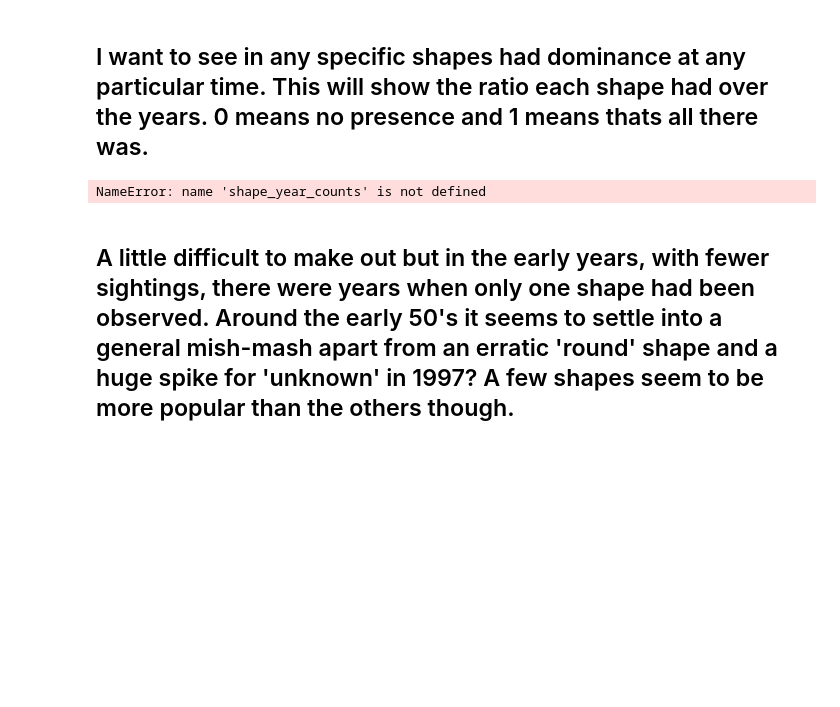
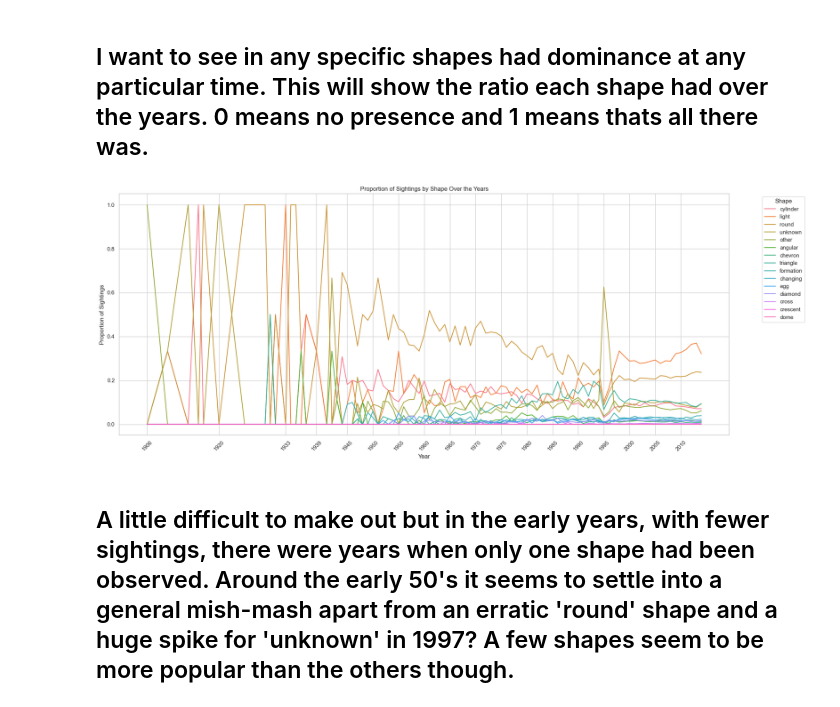
Before and after one commit to AlexIrwin141/UFO-Sightings-Analysis, a Jupyter notebook: UFO_Watch.ipynb, the cells around one changed output. Saved outputs shown, nothing was run; the diff lists cells and outputs as text; code cells hidden in the pictures; blank space fills up the shorter version.

```diff
--- a/UFO_Watch.ipynb
+++ b/UFO_Watch.ipynb
@@ -1092,6 +1077,12 @@ plt.show()
 # Get all unique shapes and years
 all_shapes = axdf['shape'].unique()
 all_years = axdf['year_seen'].unique()
+
+shape_year_counts = axdf.groupby(['shape', 'year_seen']).size().reset_index(name='shape_count')
+yearly_counts = axdf.groupby('year_seen').size().reset_index(name='total_count')
+
+shape_year_counts = shape_year_counts.merge(yearly_counts, on='year_seen')
+shape_year_counts['proportion'] = shape_year_counts['shape_count'] / shape_year_counts['total_count']
 
 # Create a cartesian join of shapes and years to get all possible combinations. This is so that I can correctly display missing values with 0.
 complete_index = pd.MultiIndex.from_product([all_shapes, all_years], names=['shape', 'year_seen'])
@@ -1104,34 +1095,34 @@ shape_year_counts = shape_year_counts.reindex(complete_index, fill_value=0).rese
 #shape_year_counts.rename(columns={0: 'shape', 1: 'year_seen', 2: 'shape_count'}, inplace=True)
 
 # Drop the 'total_count' column from shape_year_counts if it exists to avoid duplication error.
 if 'total_count' in shape_year_counts.columns:
     shape_year_counts = shape_year_counts.drop(columns=['total_count'])
 
 
 # Ensure total_count is correctly merged
 shape_year_counts = shape_year_counts.merge(yearly_counts, on='year_seen', how='left')
 
 # Handle missing total_count values by filling with a zero.
 shape_year_counts['total_count'].fillna(0, inplace=True)
 
 # Recalculate proportions (handle division by zero by replacing NaN with 0)
 shape_year_counts['proportion'] = shape_year_counts['shape_count'] / shape_year_counts['total_count']
 shape_year_counts['proportion'].fillna(0, inplace=True)
 
 plt.figure(figsize=(20, 8))
 sns.lineplot(data=shape_year_counts, x='year_seen', y='proportion', hue='shape')
 
 years = sorted(shape_year_counts['year_seen'].unique())
 plt.xticks(ticks=years[::5], rotation=45)
 
 plt.xlabel('Year')
 plt.ylabel('Proportion of Sightings')
 plt.title('Proportion of Sightings by Shape Over the Years')
 plt.legend(title='Shape', bbox_to_anchor=(1.05, 1), loc='upper left')
 plt.tight_layout()
 plt.show()
 # %% [output]
-NameError: name 'shape_year_counts' is not defined
+[figure, added]
 # %% [markdown]
 ## A little difficult to make out but in the early years, with fewer sightings, there were years when only one shape had been observed. Around the early 50's it seems to settle into a general mish-mash apart from an erratic 'round' shape and a huge spike for 'unknown' in 1997? A few shapes seem to be more popular than the others though.
 # %%
```
Also changed, not shown: parts of 13 cells of this notebook, 3 other files.
